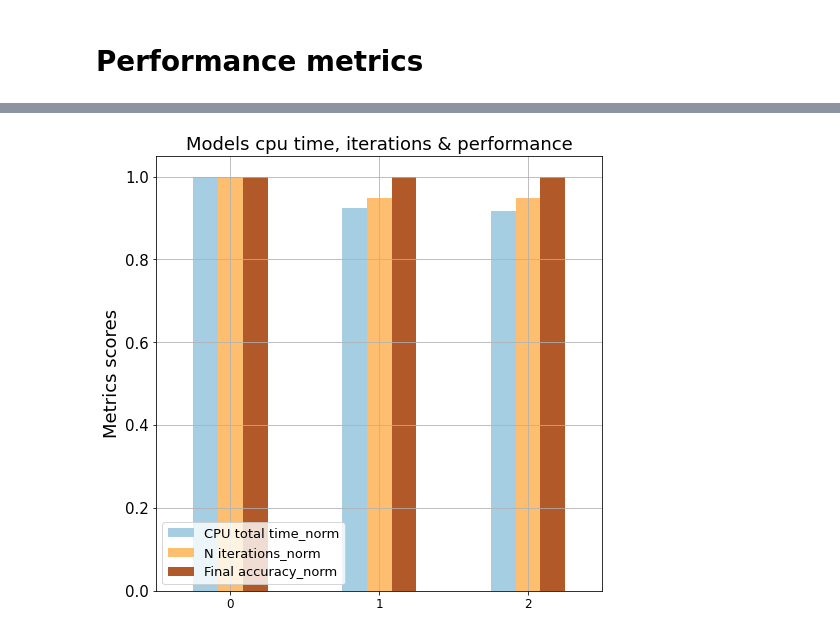
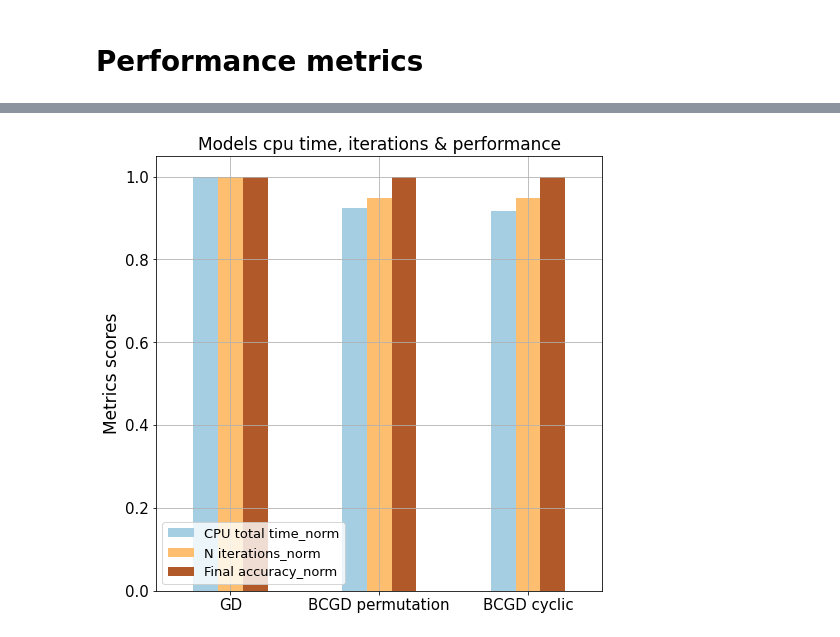
Before and after one commit to PashaIanko/Semi-Supervised-Labelling, a Jupyter notebook: model_evaluation.ipynb, the cells around one changed output, grey strips where cells are left out. Cells and saved outputs as stored; diff of their text form; code cells hidden in the pictures.

```diff
--- a/model_evaluation.ipynb
+++ b/model_evaluation.ipynb
@@ -30,6 +30,6 @@ exp_params.head()
 |  | Unnamed: 0 | iters_limit | d_loss_limit | stop_loss | learning_rate | n points |
 | 0 | 0 | 20 | 0.0 | 0 | 0.001 | 500 |
 # %%
-metrics_res = pd.read_csv(f'{exp_dir}metrics res.csv')
+metrics_res = pd.read_csv(f'{exp_dir}metrics res.csv', index_col=[0])
 metrics_res.head()
 # %% [output]
@@ -247,21 +268,26 @@ metrics_res.head()
 # %%
 def plot_bar_metrics(metrics_df):
 
     ax = metrics_df.plot.bar(
         rot = 0,
         ylabel = 'Metrics results',
         cmap = 'Paired',
         figsize = (8, 8)
     )
 
-    ax.set_title('Models cpu time, iterations & performance', fontsize = 18)
-    ax.set_ylabel('Metrics scores', fontsize = 18)
-    ax.tick_params(axis = 'y', labelsize = 15)
-    ax.tick_params(axis = 'x', labelsize = 12)
-    ax.legend(loc = 3, prop = {'size': 13})
+    label_size = 15
+    legend_size = 13
+    font_size = 17
+
+    ax.set_title('Models cpu time, iterations & performance', fontsize = font_size)
+    # ax.set_xlabel(list(metrics_df.index))
+    ax.set_ylabel('Metrics scores', fontsize = font_size)
+    ax.tick_params(axis = 'y', labelsize = label_size)
+    ax.tick_params(axis = 'x', labelsize = label_size)
+    ax.legend(loc = 3, prop = {'size': legend_size})
     plt.grid()
 
 metrics_cols = [c for c in metrics_res.columns if '_norm' in c]
 plot_bar_metrics(metrics_res.loc[:, metrics_cols])
 # %% [output]
-[figure, old version]
+[figure, new version]
```
Also changed, not shown: parts of 6 cells of this notebook.
